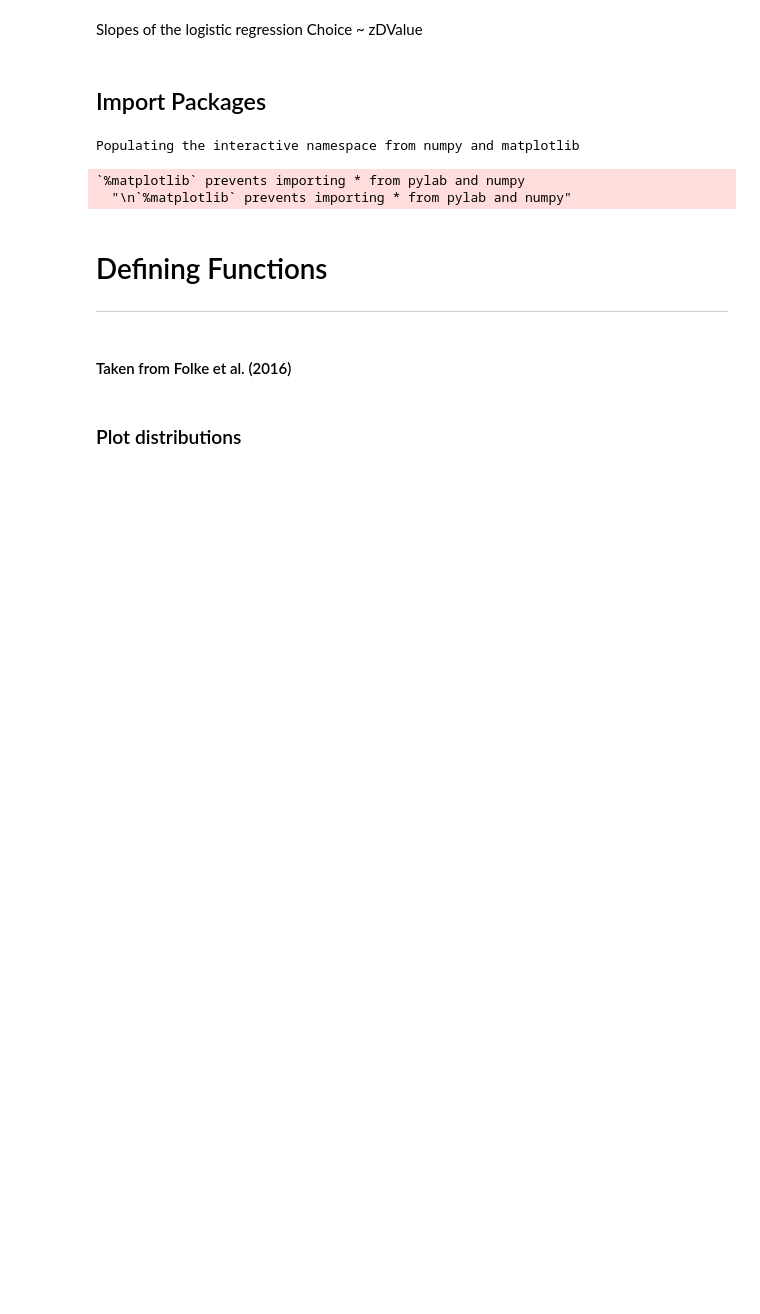
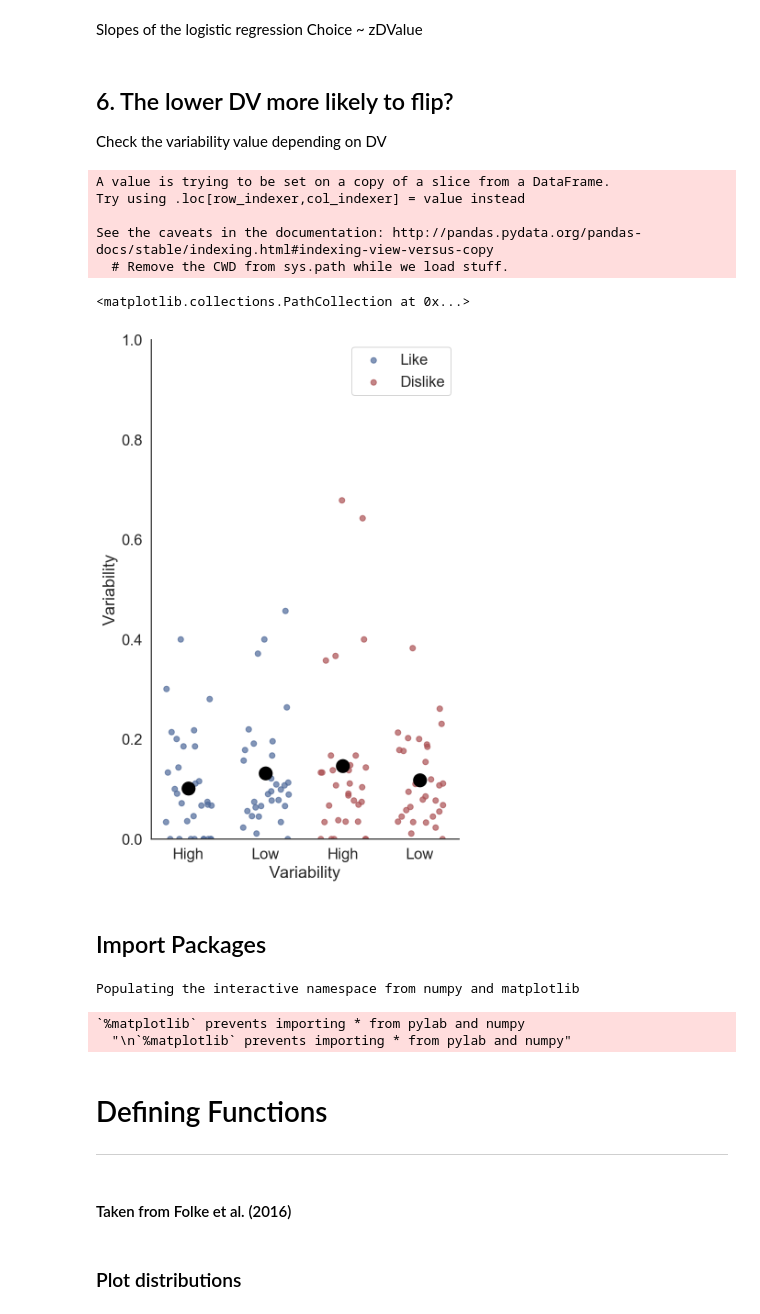
Before and after one commit to pradysepulveda/FF2018, a Jupyter notebook: FF2018_VariabilityAnalysis.ipynb, the cells around one changed output. Cells and saved outputs as stored; diff of their text form; code cells hidden in the pictures; blank space fills up the shorter version.

```diff
--- a/FF2018_VariabilityAnalysis.ipynb
+++ b/FF2018_VariabilityAnalysis.ipynb
@@ -492,5 +494,46 @@ ttest_like_dislike(HVar_slopes_like,LVar_slopes_like,HVar_slopes_dislike,LVar_sl
 # %% [markdown]
 Slopes of the logistic regression Choice ~ zDValue
+# %% [markdown]
+## 6. The lower DV more likely to flip?
+
+Check the variability value depending on DV
+# %%
+AbsDVal_bins = []
+Like_Var_LowDV=[]
+Like_Var_HighDV=[]
+Dislike_Var_LowDV=[]
+Dislike_Var_HighDV=[]
+
+for p in participants:
+    data_part = data_all.loc[(data_all['Part'] == p)]
+
+    data_part['AbsDValSplit'] = parsplit(data_part, 'AbsDVal',2).values
+    Like_Var_LowDV.append(data_part.loc[(data_part['BlockCond'] == 1) & data_part['AbsDValSplit'] == 0 ].PairVariability.mean())
+    Like_Var_HighDV .append(data_part.loc[(data_part['BlockCond'] == 1) & data_part['AbsDValSplit'] == 1 ].PairVariability.mean())
+    Dislike_Var_LowDV.append(data_part.loc[(data_part['BlockCond'] == 2) & data_part['AbsDValSplit'] == 0 ].PairVariability.mean())
+    Dislike_Var_HighDV.append(data_part.loc[(data_part['BlockCond'] == 2) & data_part['AbsDValSplit'] == 1 ].PairVariability.mean())
+    AbsDVal_bins = np.hstack([AbsDVal_bins, parsplit(data_part, 'AbsDVal',2).values])
+# %% [output]
+A value is trying to be set on a copy of a slice from a DataFrame.
+Try using .loc[row_indexer,col_indexer] = value instead
+
+See the caveats in the documentation: http://pandas.pydata.org/pandas-docs/stable/indexing.html#indexing-view-versus-copy
+  # Remove the CWD from sys.path while we load stuff.
+# %%
+
+All_Like_Var_LowDV = data_all_2.loc[(data_all_2['BlockCond'] == 1) & data_all_2['AbsDValSplit'] == 0 ].PairVariability.mean()
+All_Like_Var_HighDV = data_all_2.loc[(data_all_2['BlockCond'] == 1) & data_all_2['AbsDValSplit'] == 1 ].PairVariability.mean()
+All_Dislike_Var_LowDV = data_all_2.loc[(data_all_2['BlockCond'] == 2) & data_all_2['AbsDValSplit'] == 0 ].PairVariability.mean()
+All_Dislike_Var_HighDV = data_all_2.loc[(data_all_2['BlockCond'] == 2) & data_all_2['AbsDValSplit'] == 1 ].PairVariability.mean()
+# %%
+ttest_like_dislike(Like_Var_HighDV,Like_Var_LowDV,Dislike_Var_HighDV,Dislike_Var_LowDV,'Variability',(0,1))
+plt.scatter([1], All_Like_Var_HighDV, c='#000000', alpha=1, s = 200)
+plt.scatter([2], All_Like_Var_LowDV, c='#000000', alpha=1, s = 200)
+plt.scatter([3], All_Dislike_Var_HighDV, c='#000000', alpha=1, s = 200)
+plt.scatter([4], All_Dislike_Var_LowDV, c='#000000', alpha=1, s = 200)
+# %% [output]
+<matplotlib.collections.PathCollection at 0x...>
+[figure, added]
 # %% [markdown]
 <a id='ImpPkg'></a>
 Import Packages
```
Also changed, not shown: parts of 6 cells of this notebook, 2 other files.
